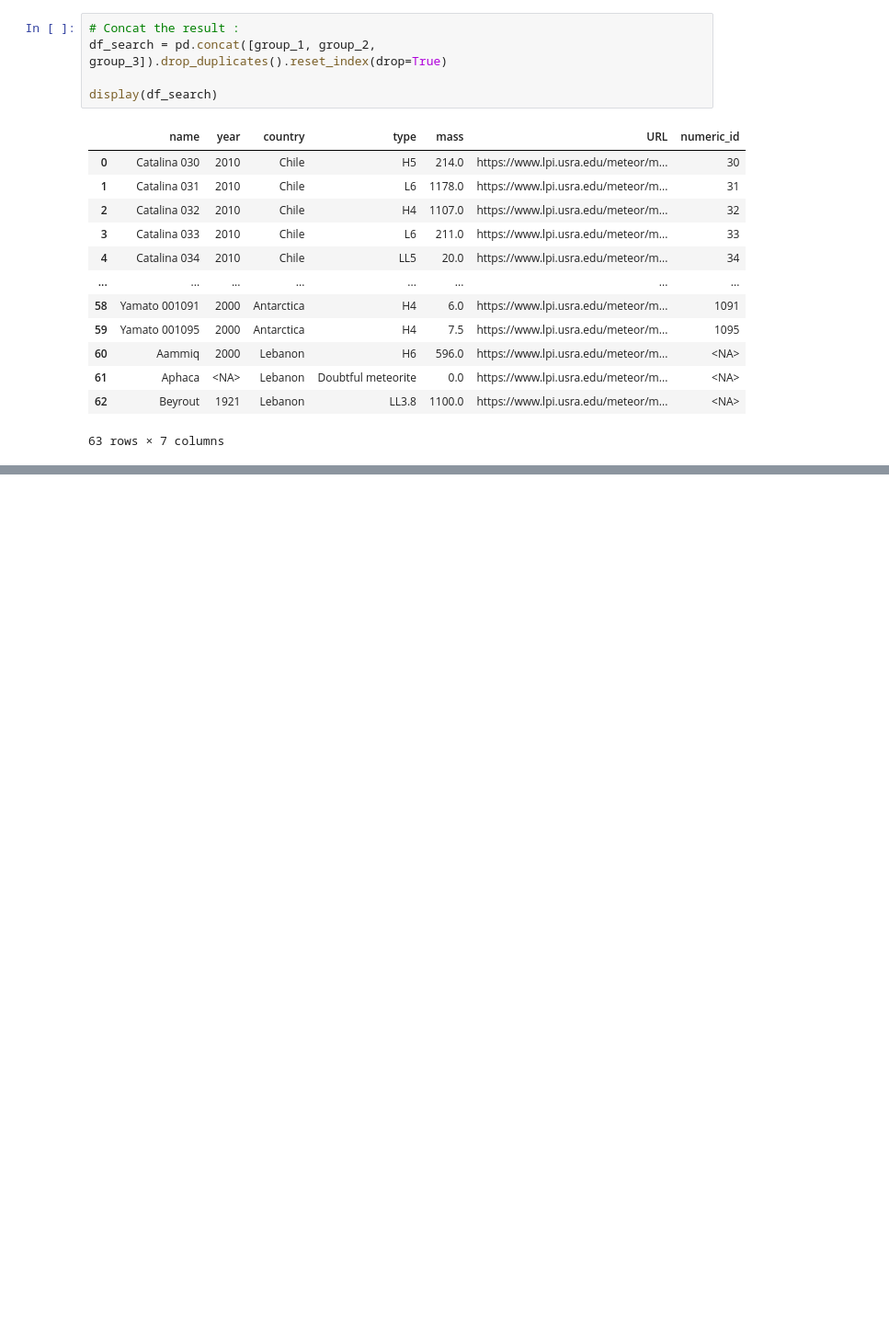
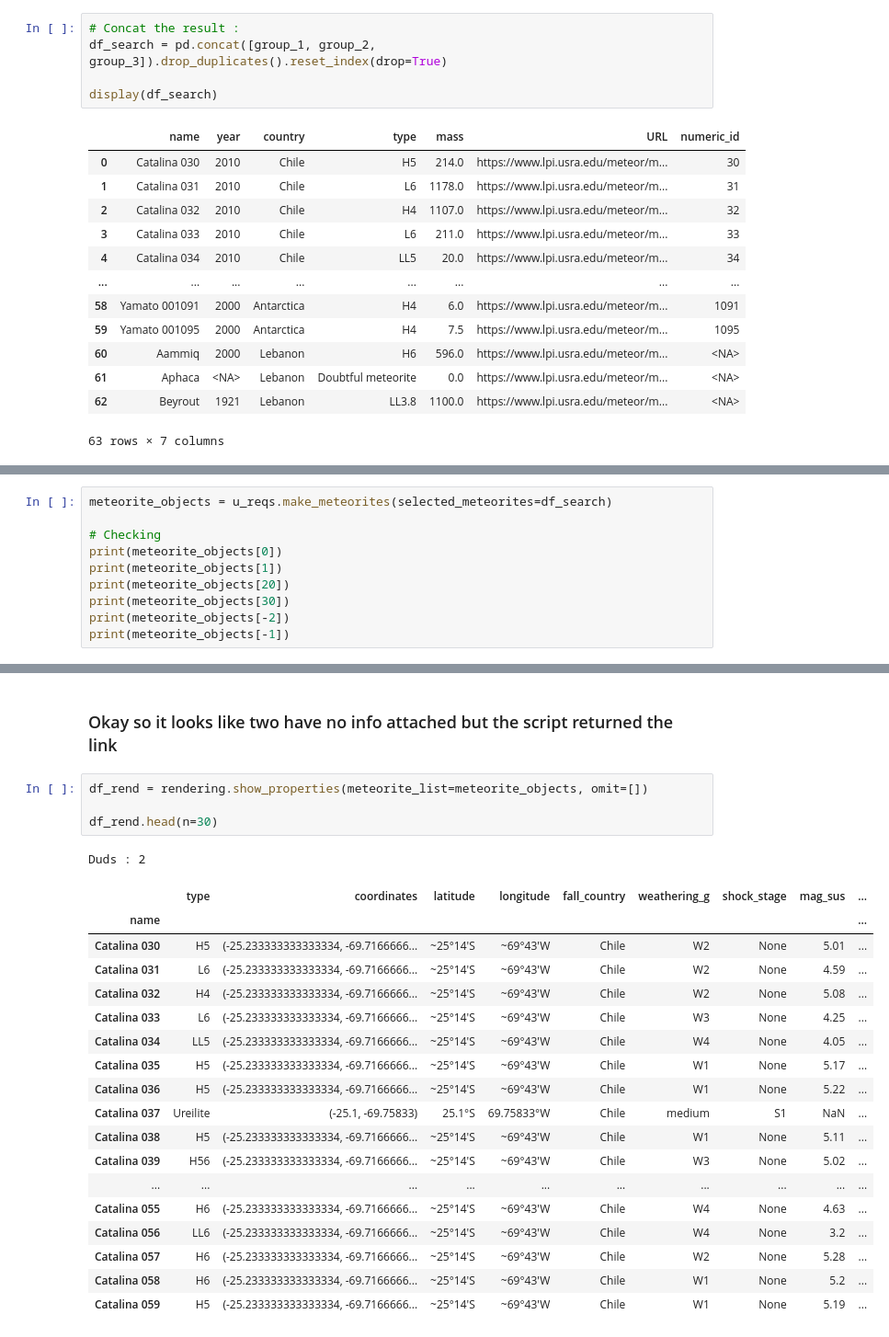
Before and after one commit to Psemp/sysyphus_notebooks, a Jupyter notebook: notebooks/search_logics.ipynb, the cells around one changed output, grey strips where cells are left out. Shown at 92% size. Saved outputs shown, nothing was run; the diff lists cells and outputs as text; blank space fills up the shorter version.

```diff
--- a/notebooks/search_logics.ipynb
+++ b/notebooks/search_logics.ipynb
@@ -152,0 +165,10 @@ display(df_search)
+# %%
+meteorite_objects = u_reqs.make_meteorites(selected_meteorites=df_search)
+
+# Checking
+print(meteorite_objects[0])
+print(meteorite_objects[1])
+print(meteorite_objects[20])
+print(meteorite_objects[30])
+print(meteorite_objects[-2])
+print(meteorite_objects[-1])
@@ -152,0 +196,26 @@ display(df_search)
+# %% [markdown]
+### Okay so it looks like two have no info attached but the script returned the link
+# %%
+df_rend = rendering.show_properties(meteorite_list=meteorite_objects, omit=[])
+
+df_rend.head(n=30)
+# %% [output]
+Duds : 2
+|  | type | coordinates | latitude | longitude | fall_country | weathering_g | shock_stage | mag_sus | ... |
+| name |  |  |  |  |  |  |  |  | ... |
+| Catalina 030 | H5 | (-25.233333333333334, -69.7166666... | ~25°14'S | ~69°43'W | Chile | W2 | None | 5.01 | ... |
+| Catalina 031 | L6 | (-25.233333333333334, -69.7166666... | ~25°14'S | ~69°43'W | Chile | W2 | None | 4.59 | ... |
+| Catalina 032 | H4 | (-25.233333333333334, -69.7166666... | ~25°14'S | ~69°43'W | Chile | W2 | None | 5.08 | ... |
+| Catalina 033 | L6 | (-25.233333333333334, -69.7166666... | ~25°14'S | ~69°43'W | Chile | W3 | None | 4.25 | ... |
+| Catalina 034 | LL5 | (-25.233333333333334, -69.7166666... | ~25°14'S | ~69°43'W | Chile | W4 | None | 4.05 | ... |
+| Catalina 035 | H5 | (-25.233333333333334, -69.7166666... | ~25°14'S | ~69°43'W | Chile | W1 | None | 5.17 | ... |
+| Catalina 036 | H5 | (-25.233333333333334, -69.7166666... | ~25°14'S | ~69°43'W | Chile | W1 | None | 5.22 | ... |
+| Catalina 037 | Ureilite | (-25.1, -69.75833) | 25.1°S | 69.75833°W | Chile | medium | S1 | NaN | ... |
+| Catalina 038 | H5 | (-25.233333333333334, -69.7166666... | ~25°14'S | ~69°43'W | Chile | W1 | None | 5.11 | ... |
+| Catalina 039 | H56 | (-25.233333333333334, -69.7166666... | ~25°14'S | ~69°43'W | Chile | W3 | None | 5.02 | ... |
+| ... | ... | ... | ... | ... | ... | ... | ... | ... | ... |
+| Catalina 055 | H6 | (-25.233333333333334, -69.7166666... | ~25°14'S | ~69°43'W | Chile | W4 | None | 4.63 | ... |
+| Catalina 056 | LL6 | (-25.233333333333334, -69.7166666... | ~25°14'S | ~69°43'W | Chile | W4 | None | 3.2 | ... |
+| Catalina 057 | H6 | (-25.233333333333334, -69.7166666... | ~25°14'S | ~69°43'W | Chile | W2 | None | 5.28 | ... |
+| Catalina 058 | H6 | (-25.233333333333334, -69.7166666... | ~25°14'S | ~69°43'W | Chile | W1 | None | 5.2 | ... |
+| Catalina 059 | H5 | (-25.233333333333334, -69.7166666... | ~25°14'S | ~69°43'W | Chile | W1 | None | 5.19 | ... |
```
Also changed, not shown: parts of 19 cells of this notebook, 6 other files.
